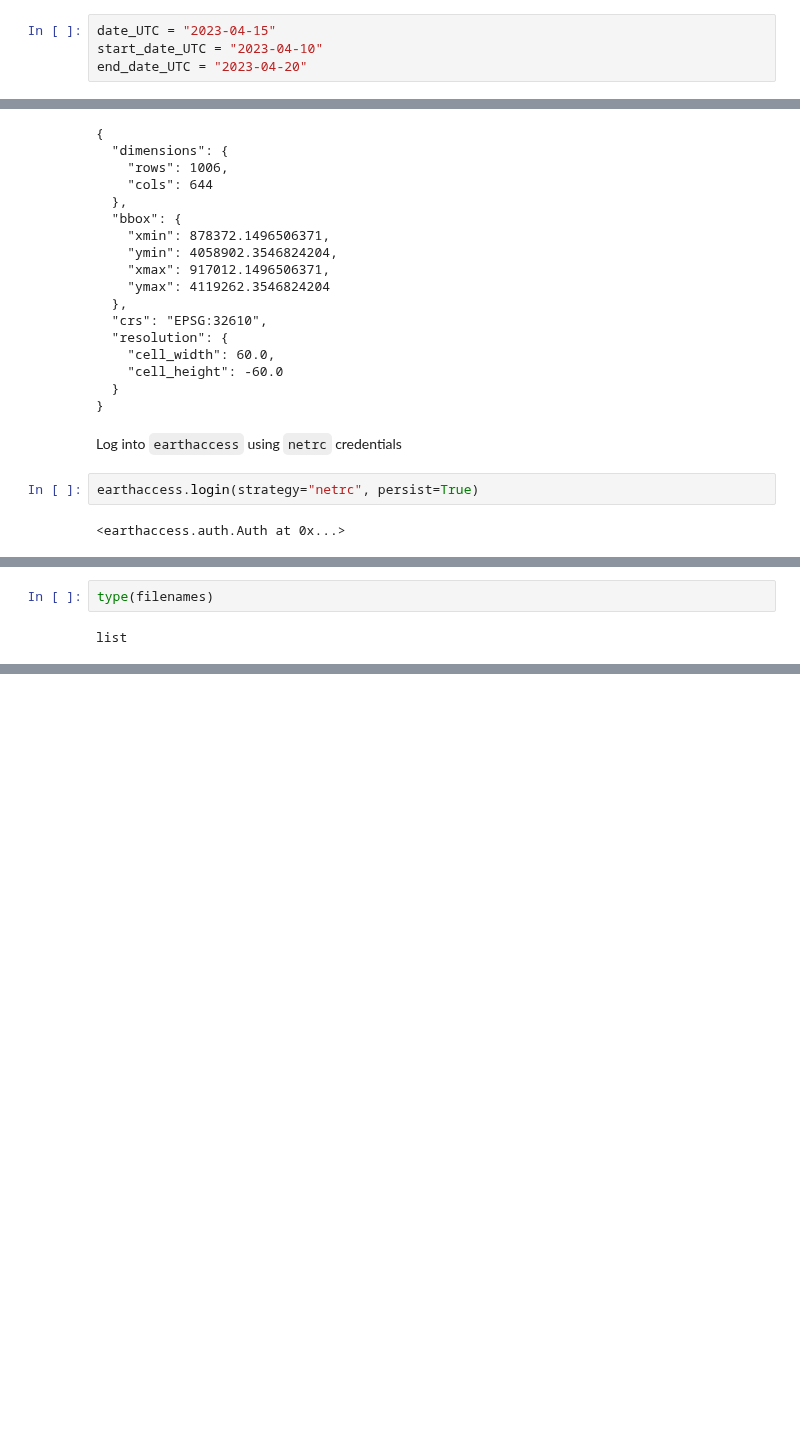
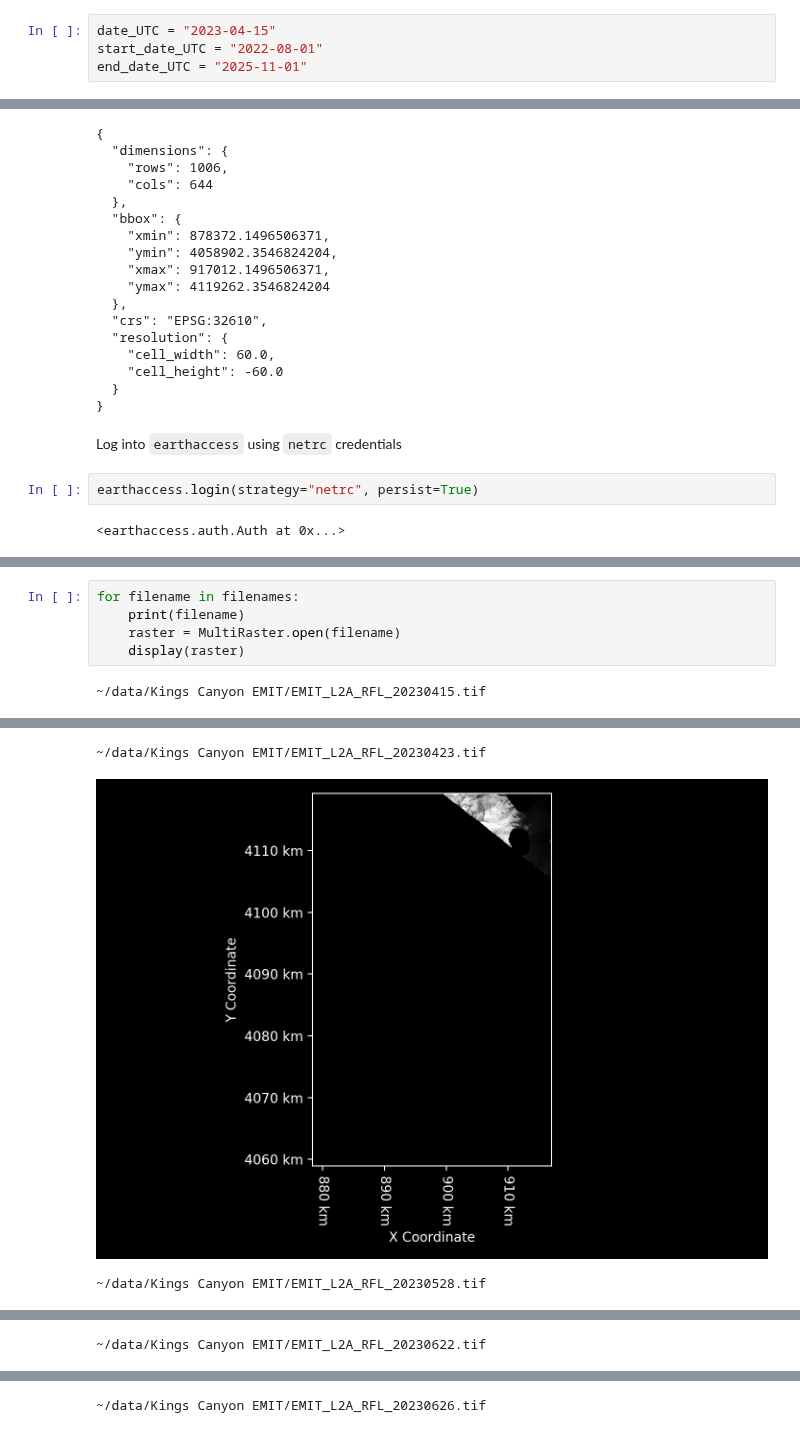
Before and after one commit to STARS-Data-Fusion/EMIT-L2A-RFL, a Jupyter notebook: notebooks/Upper Kings.ipynb, the cells around one changed output, grey strips where cells are left out. Saved outputs shown, nothing was run; the diff lists cells and outputs as text; blank space fills up the shorter version.

```diff
--- a/notebooks/Upper Kings.ipynb
+++ b/notebooks/Upper Kings.ipynb
@@ -11,8 +15,8 @@ from EMITL2ARFL import *
 date range
 # %%
 date_UTC = "2023-04-15"
-start_date_UTC = "2023-04-10"
-end_date_UTC = "2023-04-20"
+start_date_UTC = "2022-08-01"
+end_date_UTC = "2025-11-01"
 # %% [markdown]
 download directory
 # %%
@@ -90,4 +284,7 @@ filenames
 # %%
-type(filenames)
+for filename in filenames:
+    print(filename)
+    raster = MultiRaster.open(filename)
+    display(raster)
 # %% [output]
-list
+~/data/Kings Canyon EMIT/EMIT_L2A_RFL_20230415.tif
@@ -93,0 +292,3 @@ list
+~/data/Kings Canyon EMIT/EMIT_L2A_RFL_20230423.tif
+[figure, added]
+~/data/Kings Canyon EMIT/EMIT_L2A_RFL_20230528.tif
@@ -93,0 +296 @@ list
+~/data/Kings Canyon EMIT/EMIT_L2A_RFL_20230622.tif
@@ -93,0 +298 @@ list
+~/data/Kings Canyon EMIT/EMIT_L2A_RFL_20230626.tif
```
Also changed, not shown: parts of 4 cells of this notebook, 1 other file.
